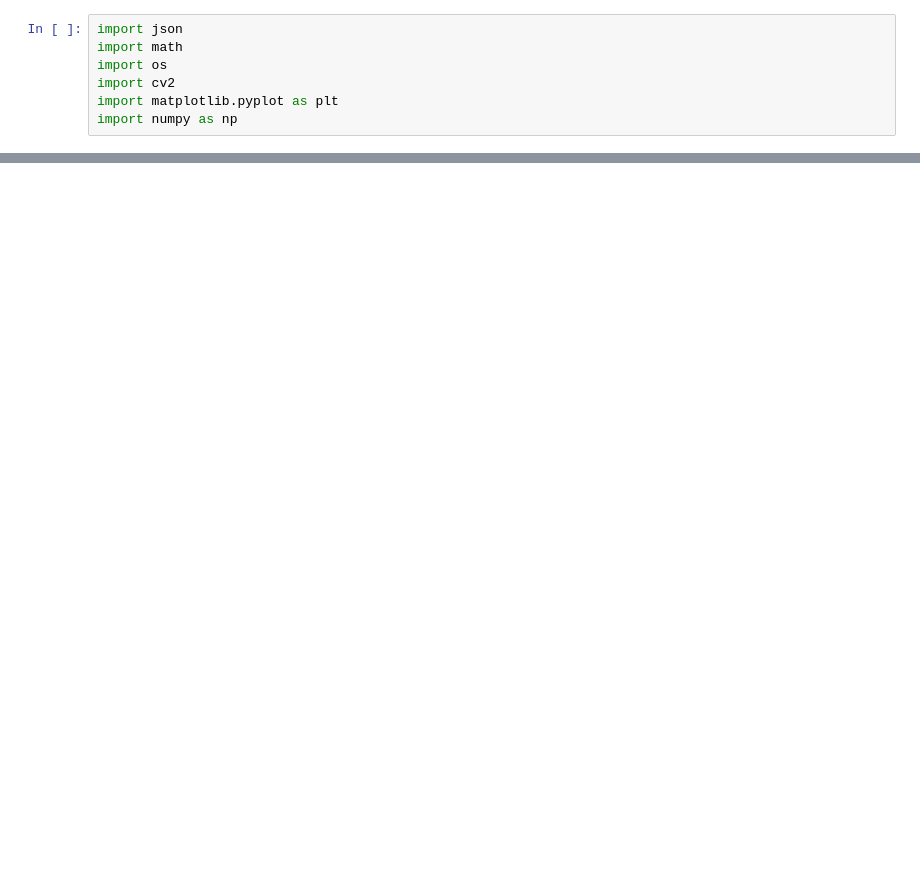
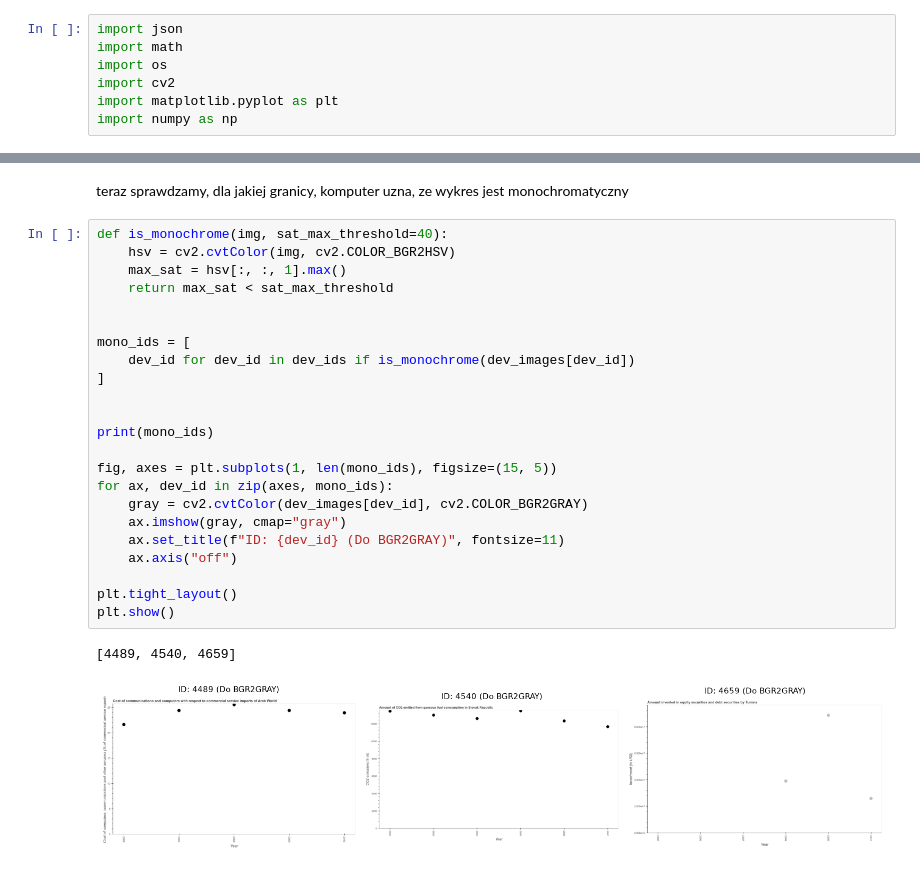
Before and after one commit to amelialiszka/plot-vision-digitizer, a Jupyter notebook: notebooks/01_detector_experiments.ipynb, the cells around one changed output, grey strips where cells are left out. Drawn from its saved outputs; the diff is of its cells as text; blank space fills up the shorter version.

```diff
--- a/notebooks/01_detector_experiments.ipynb
+++ b/notebooks/01_detector_experiments.ipynb
@@ -80,0 +77,28 @@ Plik: 4462.png   | Max Saturation: 255 | Color Pixels: 801  -> KOLOROWY
+# %% [markdown]
+teraz sprawdzamy, dla jakiej granicy, komputer uzna, ze wykres jest monochromatyczny
+# %%
+def is_monochrome(img, sat_max_threshold=40):
+    hsv = cv2.cvtColor(img, cv2.COLOR_BGR2HSV)
+    max_sat = hsv[:, :, 1].max()
+    return max_sat < sat_max_threshold
+
+
+mono_ids = [
+    dev_id for dev_id in dev_ids if is_monochrome(dev_images[dev_id])
+]
+
+
+print(mono_ids)
+
+fig, axes = plt.subplots(1, len(mono_ids), figsize=(15, 5))
+for ax, dev_id in zip(axes, mono_ids):
+    gray = cv2.cvtColor(dev_images[dev_id], cv2.COLOR_BGR2GRAY)
+    ax.imshow(gray, cmap="gray")
+    ax.set_title(f"ID: {dev_id} (Do BGR2GRAY)", fontsize=11)
+    ax.axis("off")
+
+plt.tight_layout()
+plt.show()
+# %% [output]
+[4489, 4540, 4659]
+[figure, added]
```
Also changed, not shown: parts of 20 cells of this notebook, 1 other file.
